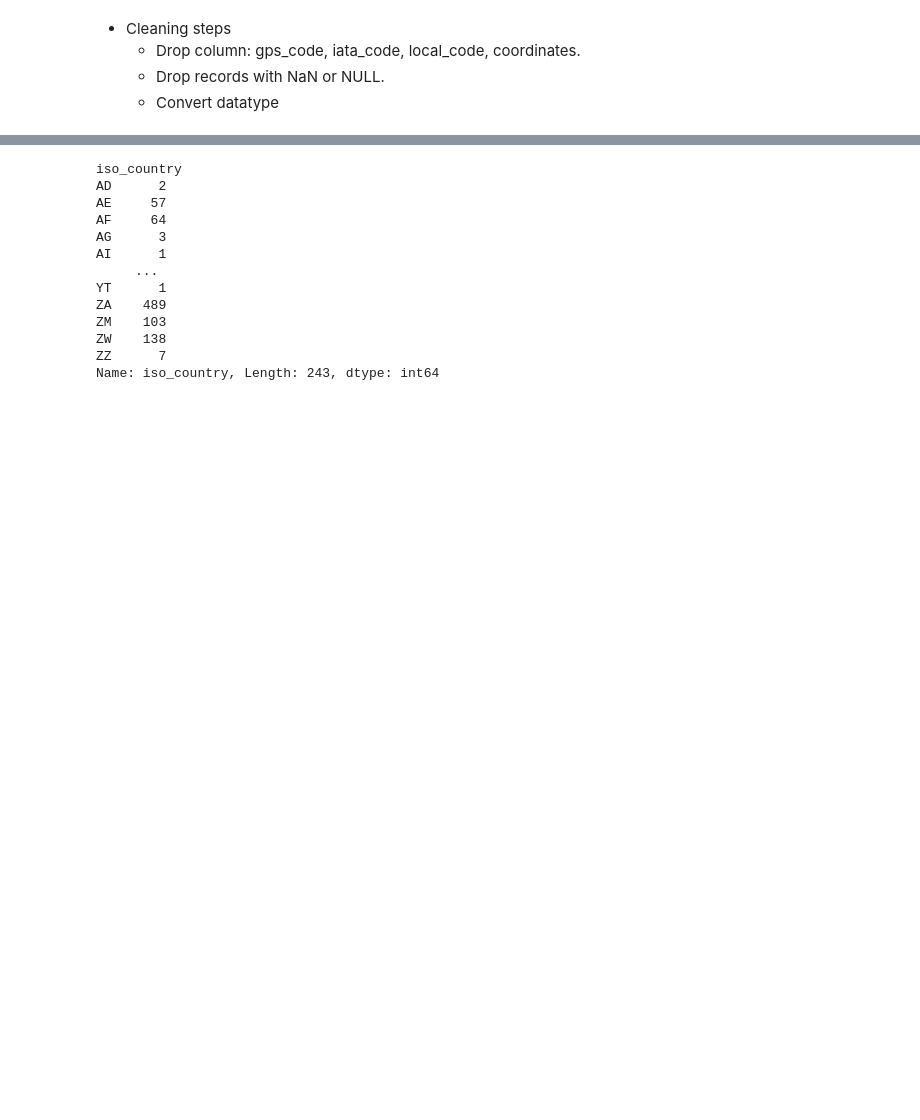
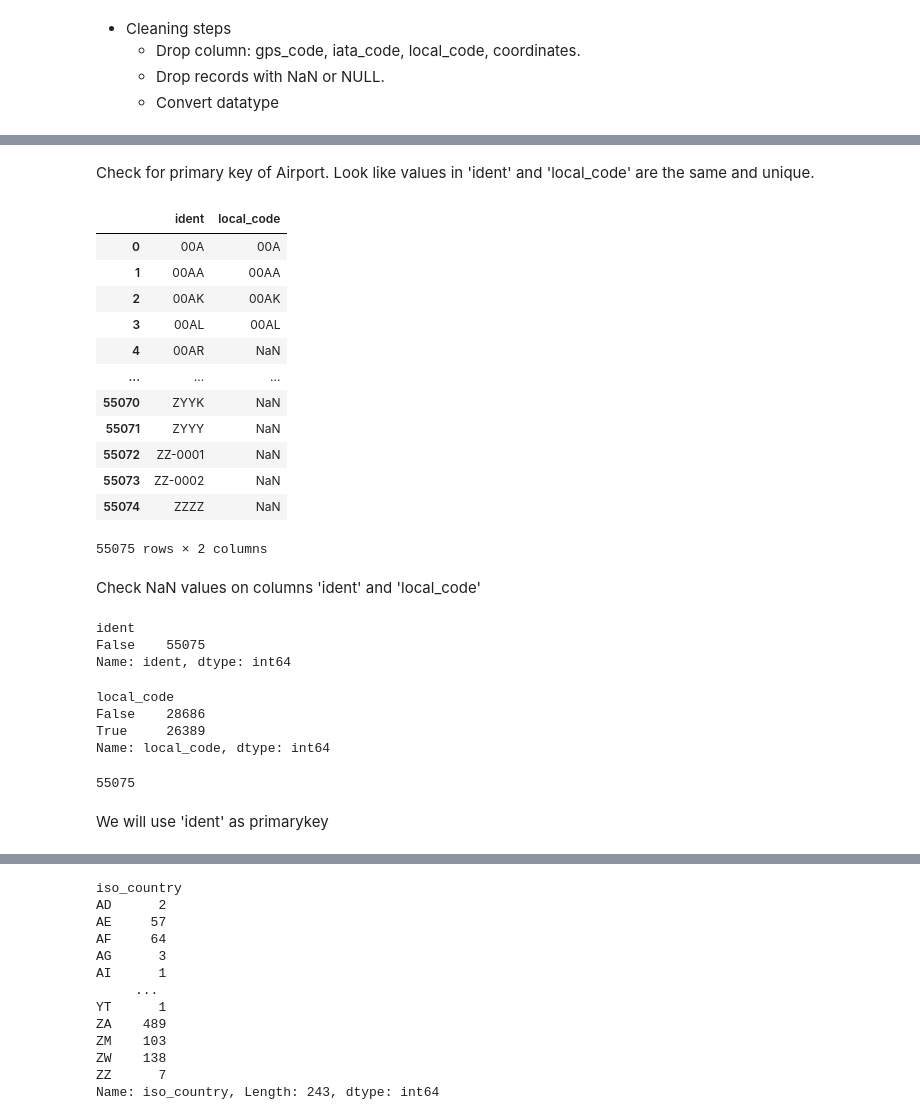
Before and after one commit to doanvanthanhfpt/DataEngineering-CapstoneProject, a Jupyter notebook: unitTest-cleaning_staging_airport.ipynb, the cells around one changed output, grey strips where cells are left out. Drawn from its saved outputs; the diff is of its cells as text; code cells hidden in the pictures; blank space fills up the shorter version.

```diff
--- a/unitTest-cleaning_staging_airport.ipynb
+++ b/unitTest-cleaning_staging_airport.ipynb
@@ -62,3 +62,43 @@ airport_df.head()
 | 2 | 00AK | small_airport | Lowell Field | 450.0 | NaN | US | US-AK | Anchor Point | 00AK | ... |
 | 3 | 00AL | small_airport | Epps Airpark | 820.0 | NaN | US | US-AL | Harvest | 00AL | ... |
 | 4 | 00AR | closed | Newport Hospital & Clinic Heliport | 237.0 | NaN | US | US-AR | Newport | NaN | ... |
+# %% [markdown]
+Check for primary key of Airport. Look like values in 'ident' and 'local_code' are the same and unique.
+# %%
+key_list = ['ident', 'local_code']
+airport_df[key_list]
+# %% [output]
+|  | ident | local_code |
+| 0 | 00A | 00A |
+| 1 | 00AA | 00AA |
+| 2 | 00AK | 00AK |
+| 3 | 00AL | 00AL |
+| 4 | 00AR | NaN |
+| ... | ... | ... |
+| 55070 | ZYYK | NaN |
+| 55071 | ZYYY | NaN |
+| 55072 | ZZ-0001 | NaN |
+| 55073 | ZZ-0002 | NaN |
+| 55074 | ZZZZ | NaN |
+55075 rows × 2 columns
+# %% [markdown]
+Check NaN values on columns 'ident' and 'local_code'
+# %%
+airport_df[key_list].isna().groupby('ident')['ident'].count()
+# %% [output]
+ident
+False    55075
+Name: ident, dtype: int64
+# %%
+airport_df[key_list].isna().groupby('local_code')['local_code'].count()
+# %% [output]
+local_code
+False    28686
+True     26389
+Name: local_code, dtype: int64
+# %%
+airport_df['ident'].nunique()
+# %% [output]
+55075
+# %% [markdown]
+We will use 'ident' as primarykey
```
Also changed, not shown: parts of 2 cells of this notebook, 3 other files.
